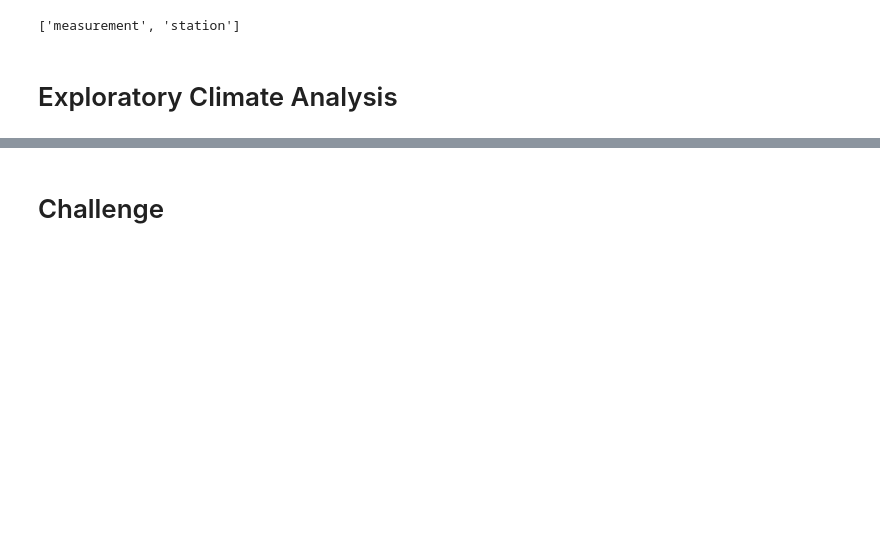
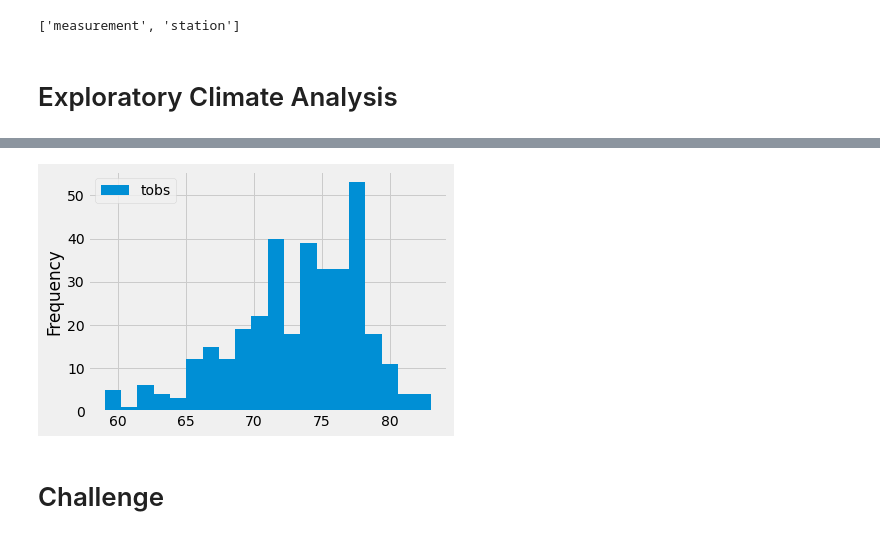
Before and after one commit to MServ/surfs_up, a Jupyter notebook: climate_analysis.ipynb, the cells around one changed output, grey strips where cells are left out. Saved outputs shown, nothing was run; the diff lists cells and outputs as text; code cells hidden in the pictures; blank space fills up the shorter version.

```diff
--- a/climate_analysis.ipynb
+++ b/climate_analysis.ipynb
@@ -66,3 +143,9 @@ session = Session(engine)
+# %%
+# Check 20 bins
+df.plot.hist(bins=20)
+plt.tight_layout()
+# %% [output]
+[figure, added]
 # %%
 # Write a function called `calc_temps` that will accept start date and end date in the format '%Y-%m-%d'
 # and return the minimum, average, and maximum temperatures for that range of dates
```
Also changed, not shown: parts of 9 cells of this notebook.
